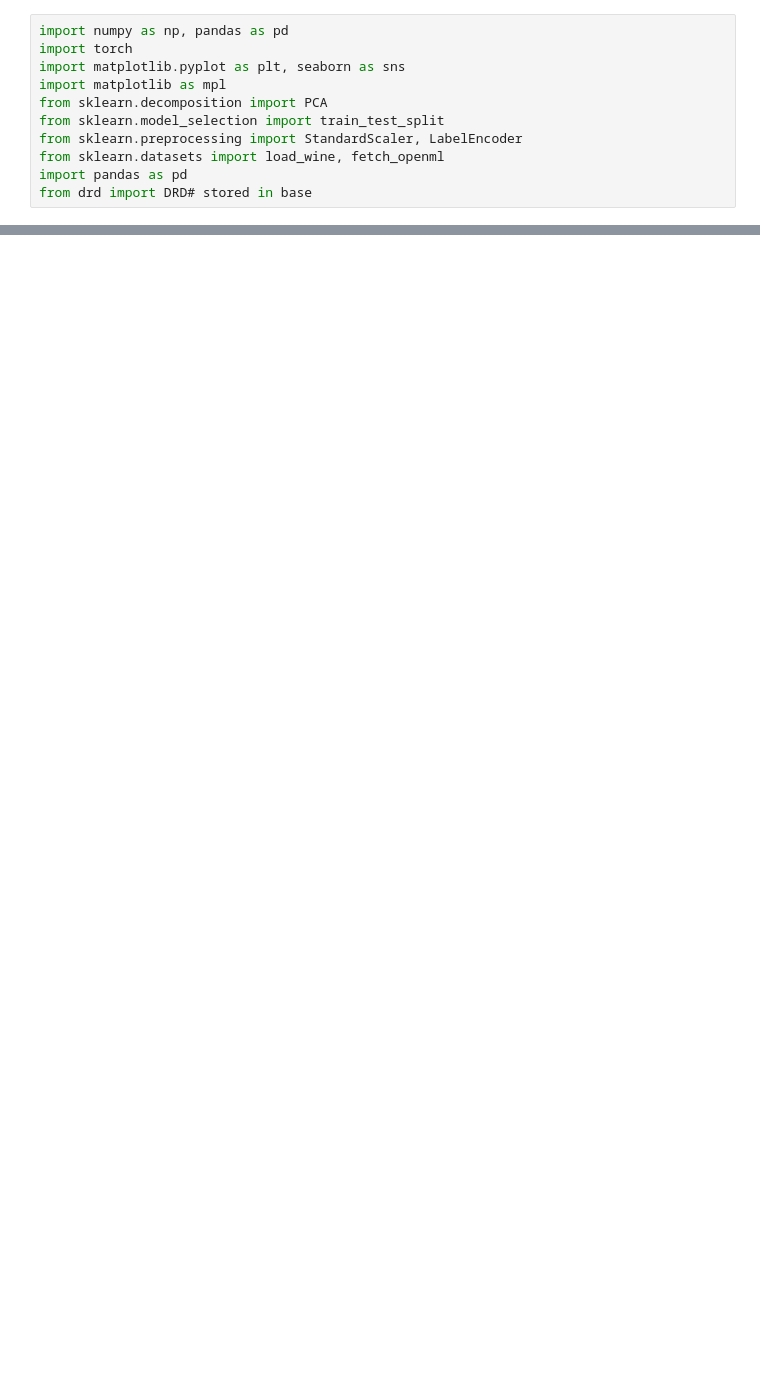
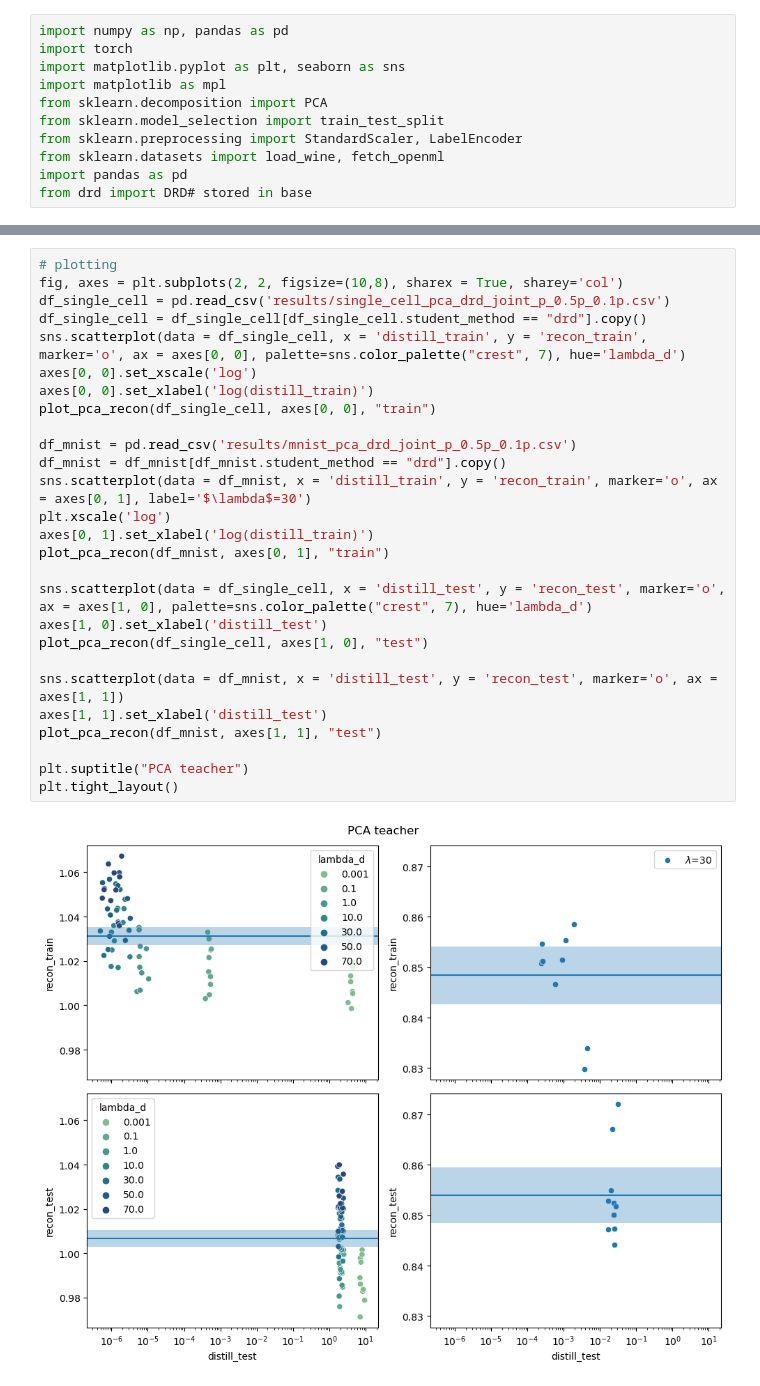
Before and after one commit to DataSlingers/MEDAL, a Jupyter notebook: notebooks/drd_viz.ipynb, the cells around one changed output, grey strips where cells are left out. Saved outputs shown, nothing was run; the diff lists cells and outputs as text; blank space fills up the shorter version.

```diff
--- a/notebooks/drd_viz.ipynb
+++ b/notebooks/drd_viz.ipynb
@@ -225,0 +152,29 @@ teacher_id  depth  constrained  distill_train_mean  distill_train_sem  recon_tra
+# %%
+# plotting
+fig, axes = plt.subplots(2, 2, figsize=(10,8), sharex = True, sharey='col')
+df_single_cell = pd.read_csv('results/single_cell_pca_drd_joint_p_0.5p_0.1p.csv')
+df_single_cell = df_single_cell[df_single_cell.student_method == "drd"].copy()
+sns.scatterplot(data = df_single_cell, x = 'distill_train', y = 'recon_train', marker='o', ax = axes[0, 0], palette=sns.color_palette("crest", 7), hue='lambda_d')
+axes[0, 0].set_xscale('log')
+axes[0, 0].set_xlabel('log(distill_train)')
+plot_pca_recon(df_single_cell, axes[0, 0], "train")
+
+df_mnist = pd.read_csv('results/mnist_pca_drd_joint_p_0.5p_0.1p.csv')
+df_mnist = df_mnist[df_mnist.student_method == "drd"].copy()
+sns.scatterplot(data = df_mnist, x = 'distill_train', y = 'recon_train', marker='o', ax = axes[0, 1], label='$\lambda$=30')
+plt.xscale('log')
+axes[0, 1].set_xlabel('log(distill_train)')
+plot_pca_recon(df_mnist, axes[0, 1], "train")
+
+sns.scatterplot(data = df_single_cell, x = 'distill_test', y = 'recon_test', marker='o', ax = axes[1, 0], palette=sns.color_palette("crest", 7), hue='lambda_d')
+axes[1, 0].set_xlabel('distill_test')
+plot_pca_recon(df_single_cell, axes[1, 0], "test")
+
+sns.scatterplot(data = df_mnist, x = 'distill_test', y = 'recon_test', marker='o', ax = axes[1, 1])
+axes[1, 1].set_xlabel('distill_test')
+plot_pca_recon(df_mnist, axes[1, 1], "test")
+
+plt.suptitle("PCA teacher")
+plt.tight_layout()
+# %% [output]
+[figure, added]
```
Also changed, not shown: parts of 11 cells of this notebook.
